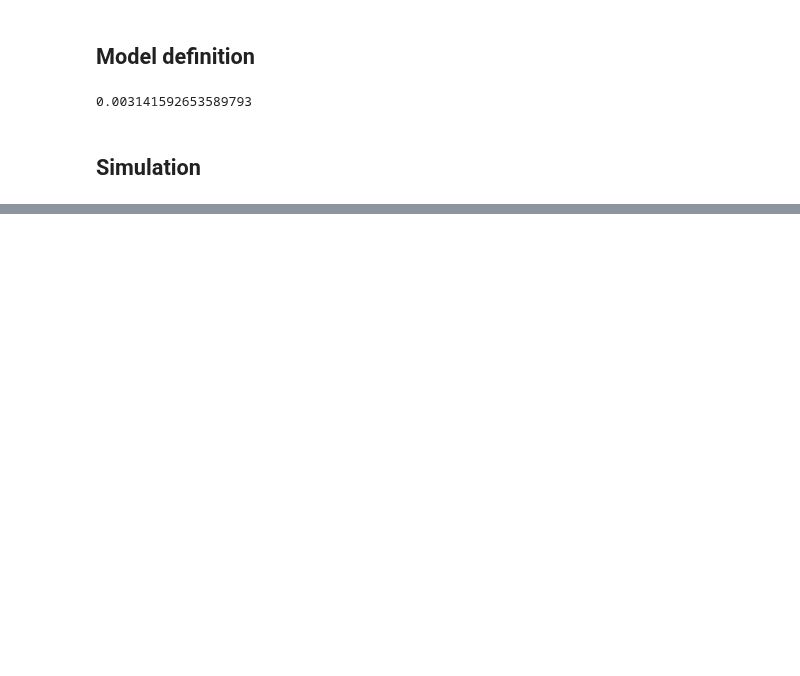
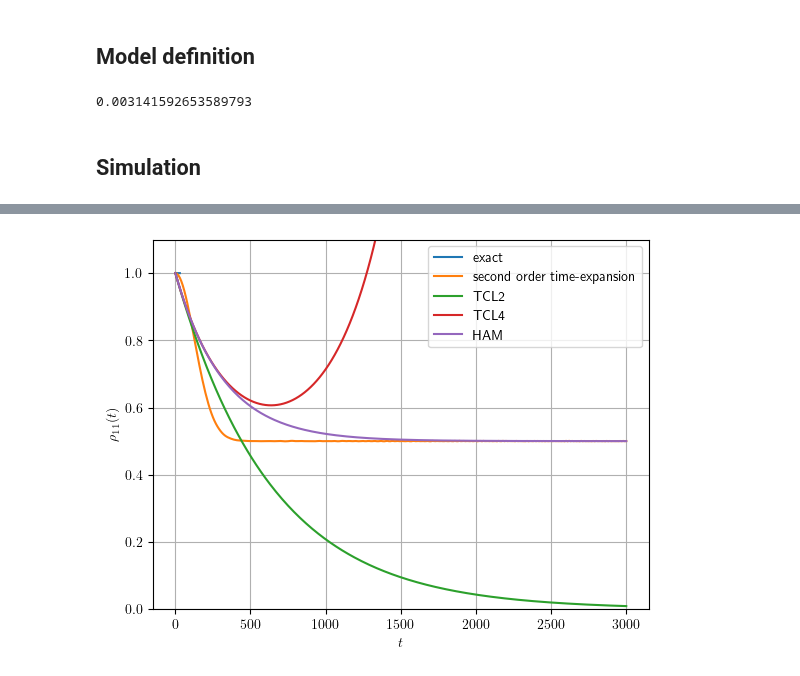
Before and after one commit to tommygrigo/Time_ordered_expansion, a Jupyter notebook: src/highly_non_markovian_model.ipynb, the cells around one changed output, grey strips where cells are left out. Cells and saved outputs as stored; diff of their text form; code cells hidden in the pictures; blank space fills up the shorter version.

```diff
--- a/src/highly_non_markovian_model.ipynb
+++ b/src/highly_non_markovian_model.ipynb
@@ -104,0 +227,17 @@ AttributeError: 'int' object has no attribute 'H'
+# %%
+df = pd.read_csv('../highly_non_markovian_exact.csv')
+
+plt.figure()
+plt.plot(df['t'],df['y'], label='exact')
+plt.plot(ts,ys, label='second order time-expansion')
+plt.plot(ts,np.exp(-gamma_2*ts),label='TCL2')
+plt.plot(ts,np.exp(-gamma_2*ts+gamma_1*gamma_2*ts**2/2),label='TCL4')
+plt.plot(ts,gamma_1/gamma + gamma_2/gamma * np.exp(-gamma*ts),label='HAM')
+plt.grid()
+plt.ylabel(r'$\rho_{11}(t)$')
+plt.xlabel('$t$')
+plt.ylim([0,1.1])
+plt.legend()
+plt.show()
+# %% [output]
+[figure, added]
```
Also changed, not shown: parts of 21 cells of this notebook, 17 other files.
